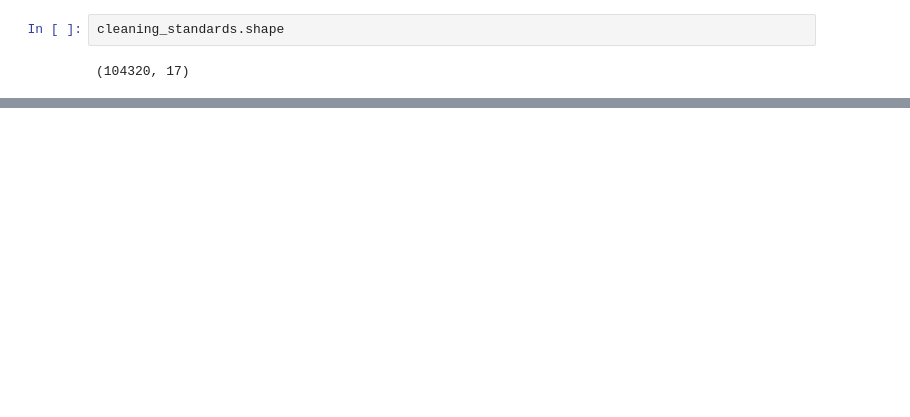
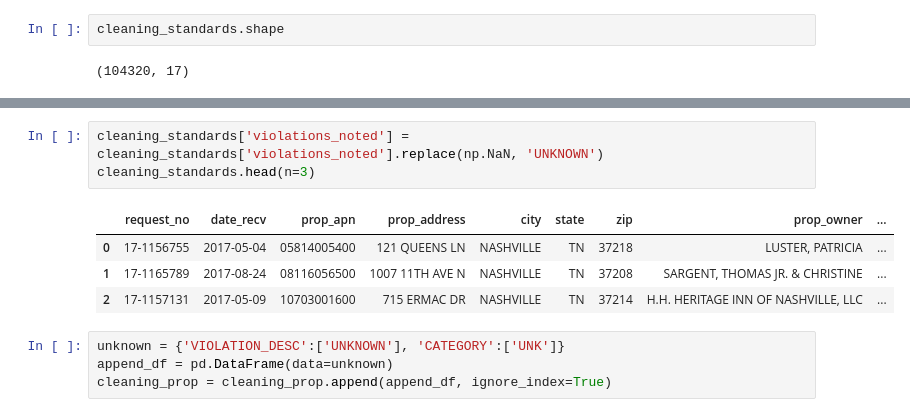
Before and after one commit to DataScienceBS/data-question-2-tornado-bombers, a Jupyter notebook: DQ2_SQL into Python.ipynb, the cells around one changed output, grey strips where cells are left out. Drawn from its saved outputs; the diff is of its cells as text; blank space fills up the shorter version.

```diff
--- a/DQ2_SQL into Python.ipynb
+++ b/DQ2_SQL into Python.ipynb
@@ -470,0 +541,12 @@ cleaning_standards.head()
+# %%
+cleaning_standards['violations_noted'] = cleaning_standards['violations_noted'].replace(np.NaN, 'UNKNOWN')
+cleaning_standards.head(n=3)
+# %% [output]
+|  | request_no | date_recv | prop_apn | prop_address | city | state | zip | prop_owner | ... |
+| 0 | 17-1156755 | 2017-05-04 | 05814005400 | 121 QUEENS LN | NASHVILLE | TN | 37218 | LUSTER, PATRICIA | ... |
+| 1 | 17-1165789 | 2017-08-24 | 08116056500 | 1007 11TH AVE N | NASHVILLE | TN | 37208 | SARGENT, THOMAS JR. & CHRISTINE | ... |
+| 2 | 17-1157131 | 2017-05-09 | 10703001600 | 715 ERMAC DR | NASHVILLE | TN | 37214 | H.H. HERITAGE INN OF NASHVILLE, LLC | ... |
+# %%
+unknown = {'VIOLATION_DESC':['UNKNOWN'], 'CATEGORY':['UNK']}
+append_df = pd.DataFrame(data=unknown)
+cleaning_prop = cleaning_prop.append(append_df, ignore_index=True)
```
Also changed, not shown: parts of 30 cells of this notebook, 1 other file.
